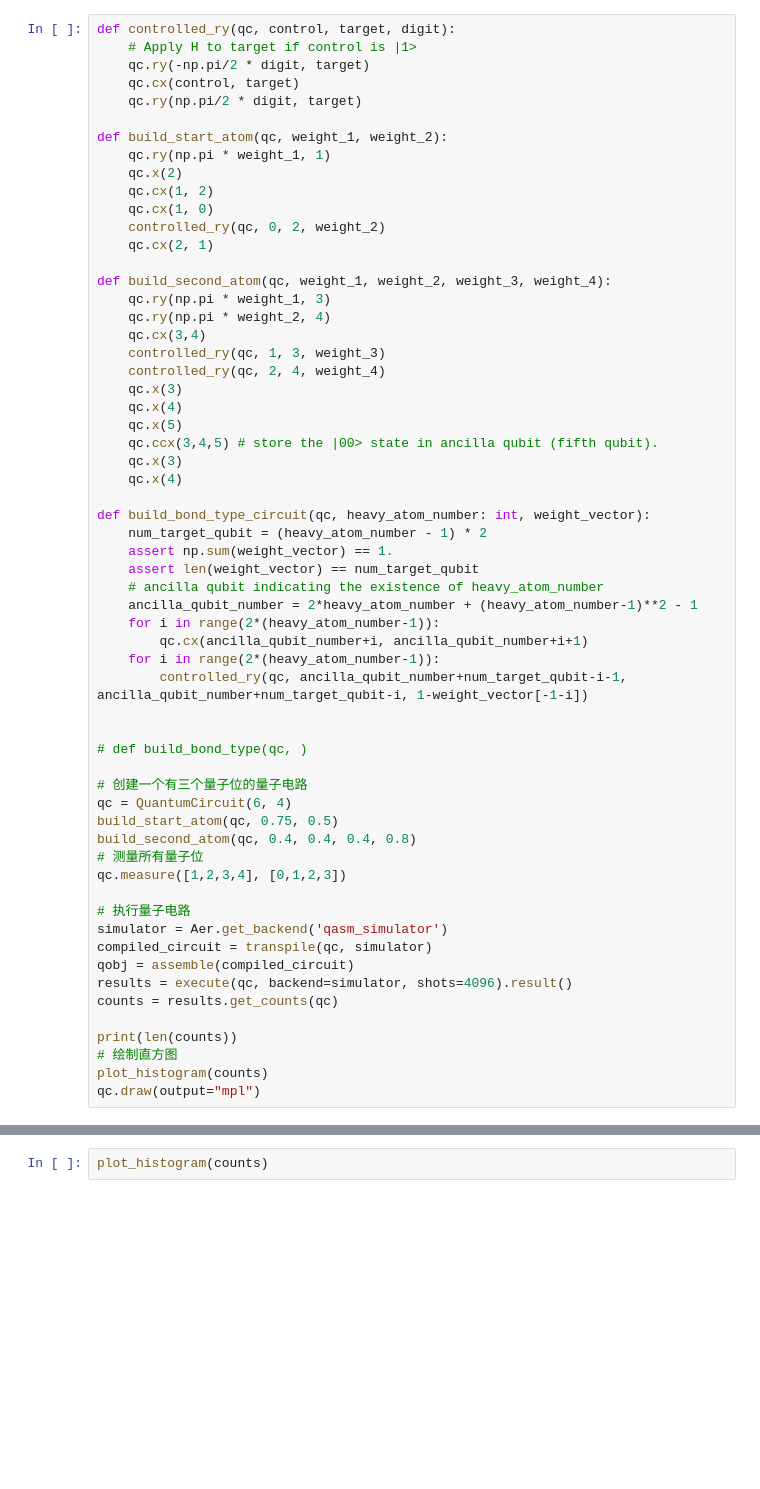
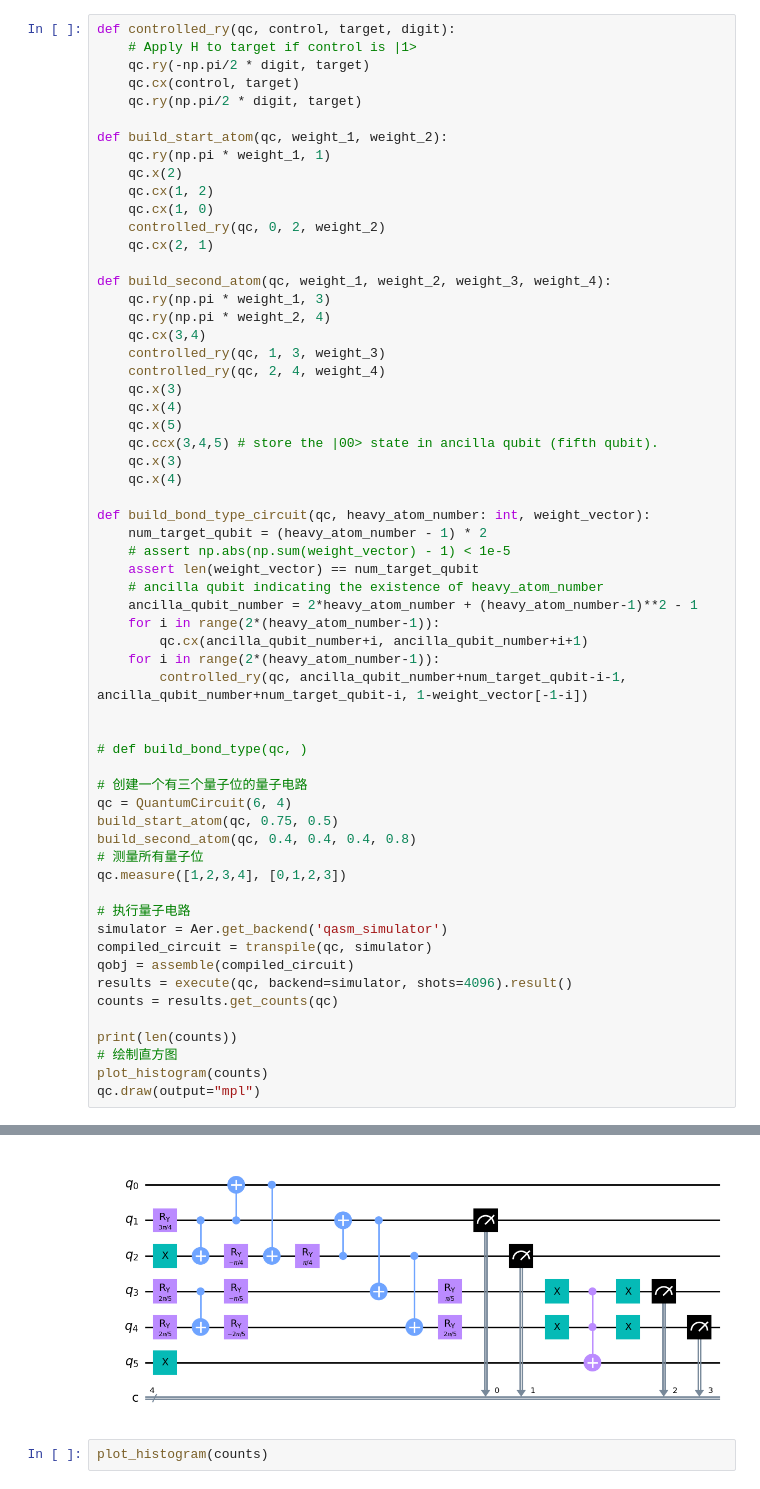
Before and after one commit to Lung-Yi/qmg, a Jupyter notebook: test_development/07_ansatz_design.ipynb, the cells around one changed output, grey strips where cells are left out. Cells and saved outputs as stored; diff of their text form; blank space fills up the shorter version.

```diff
--- a/test_development/07_ansatz_design.ipynb
+++ b/test_development/07_ansatz_design.ipynb
@@ -47,7 +54,7 @@ def build_second_atom(qc, weight_1, weight_2, weight_3, weight_4):
 
 def build_bond_type_circuit(qc, heavy_atom_number: int, weight_vector):
     num_target_qubit = (heavy_atom_number - 1) * 2
-    assert np.sum(weight_vector) == 1.
+    # assert np.abs(np.sum(weight_vector) - 1) < 1e-5
     assert len(weight_vector) == num_target_qubit
     # ancilla qubit indicating the existence of heavy_atom_number
     ancilla_qubit_number = 2*heavy_atom_number + (heavy_atom_number-1)**2 - 1
@@ -77,3 +84,4 @@ print(len(counts))
 # 绘制直方图
 plot_histogram(counts)
 qc.draw(output="mpl")
+# %% [output]
@@ -80,3 +89,4 @@ qc.draw(output="mpl")
+[figure, added]
 # %%
 plot_histogram(counts)
 # %%
```
Also changed, not shown: parts of 8 cells of this notebook, 1 other file.
